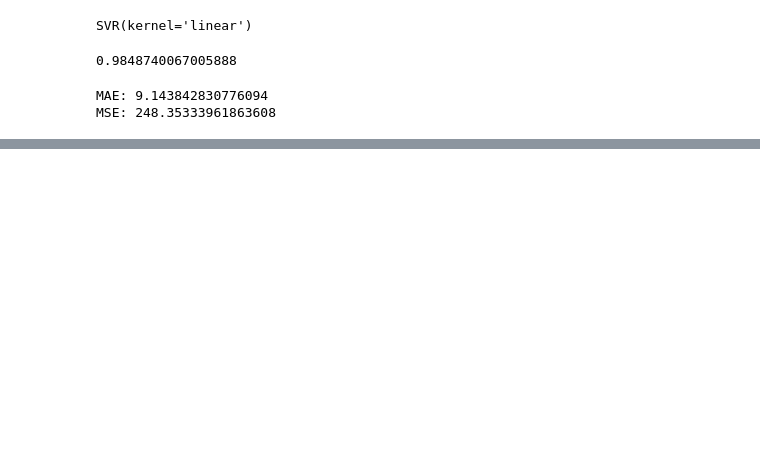
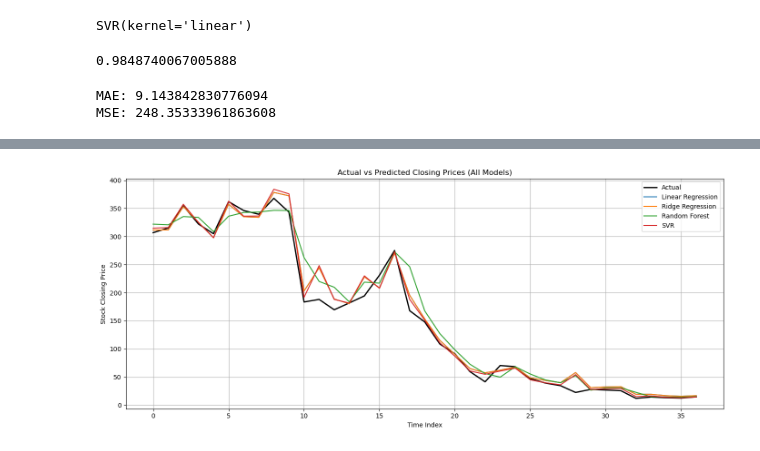
Before and after one commit to ruchit2005/YES-Bank-stock-prediction, a Jupyter notebook: model.ipynb, the cells around one changed output, grey strips where cells are left out. Saved outputs shown, nothing was run; the diff lists cells and outputs as text; code cells hidden in the pictures; blank space fills up the shorter version.

```diff
--- a/model.ipynb
+++ b/model.ipynb
@@ -136,9 +224,11 @@ model4.score(x_test, y_test)
 # %%
 # Analysing the output
 
-pred = model4.predict(x_test)
-print("MAE:", mean_absolute_error(y_test, pred))
-print("MSE:", mean_squared_error(y_test, pred))
+pred4 = model4.predict(x_test)
+mae4 = mean_absolute_error(y_test, pred4)
+mse4 = mean_squared_error(y_test, pred4)
+print("MAE:", mae4)
+print("MSE:", mse4)
 # %% [output]
 MAE: 9.143842830776094
 MSE: 248.35333961863608
@@ -162,0 +248,7 @@ model5.score(x_test, y_test)
+# %%
+eval = pd.DataFrame(data = {"Expected": y_test})
+eval["preds of model 1"] = pred1
+eval["preds of model 2"] = pred2
+eval["preds of model 3"] = pred3
+eval["preds of model 4"] = pred4
+eval
@@ -162,0 +273,18 @@ model5.score(x_test, y_test)
+# %%
+plt.figure(figsize=(14, 6))
+
+plt.plot(eval['Expected'].values, label='Actual', color='black', linewidth=2)
+plt.plot(eval["preds of model 1"].values, label='Linear Regression')
+plt.plot(eval["preds of model 2"].values, label='Ridge Regression')
+plt.plot(eval["preds of model 3"].values, label='Random Forest')
+plt.plot(eval["preds of model 4"].values, label='SVR')
+
+plt.title('Actual vs Predicted Closing Prices (All Models)')
+plt.xlabel('Time Index')
+plt.ylabel('Stock Closing Price')
+plt.legend()
+plt.grid(True)
+plt.tight_layout()
+plt.show()
+# %% [output]
+[figure, added]
```
Also changed, not shown: parts of 29 cells of this notebook.
